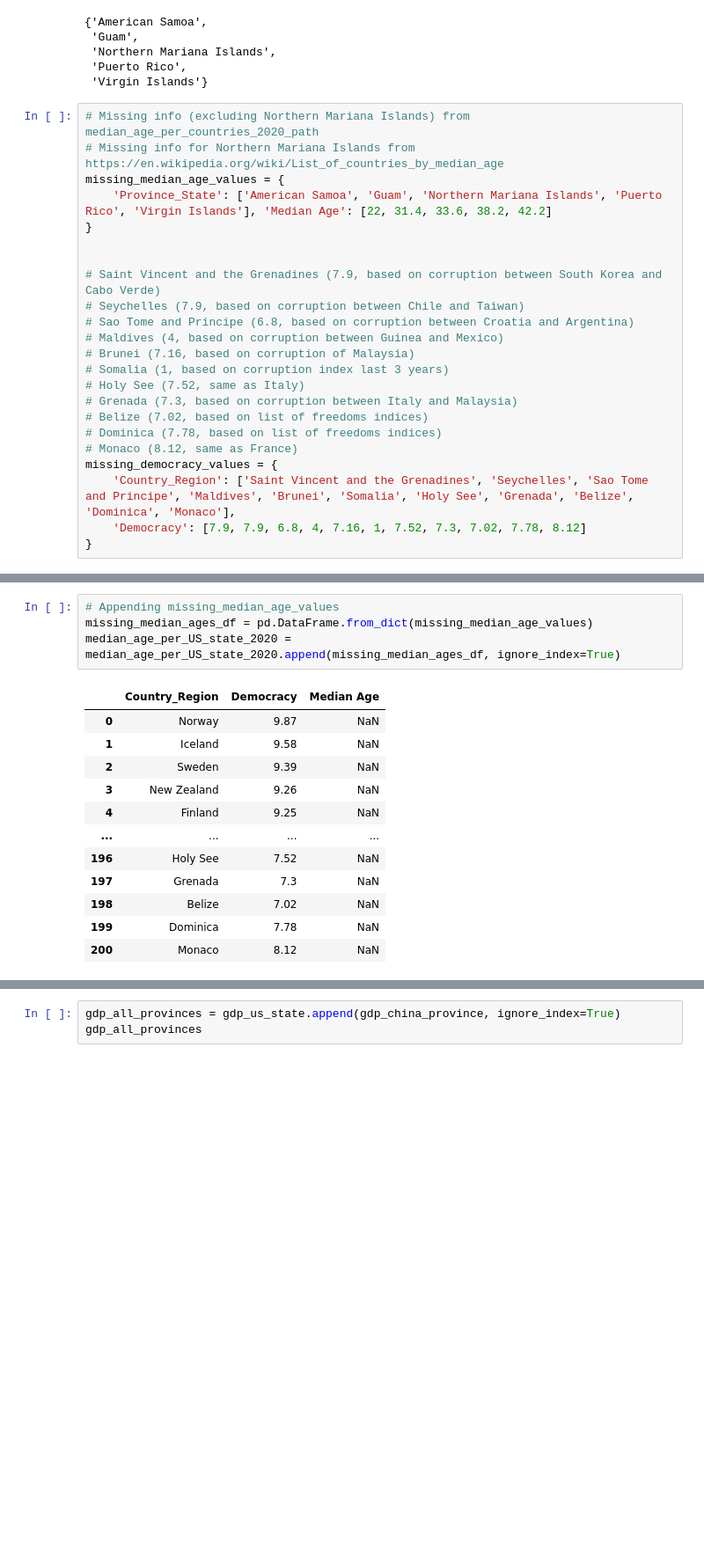
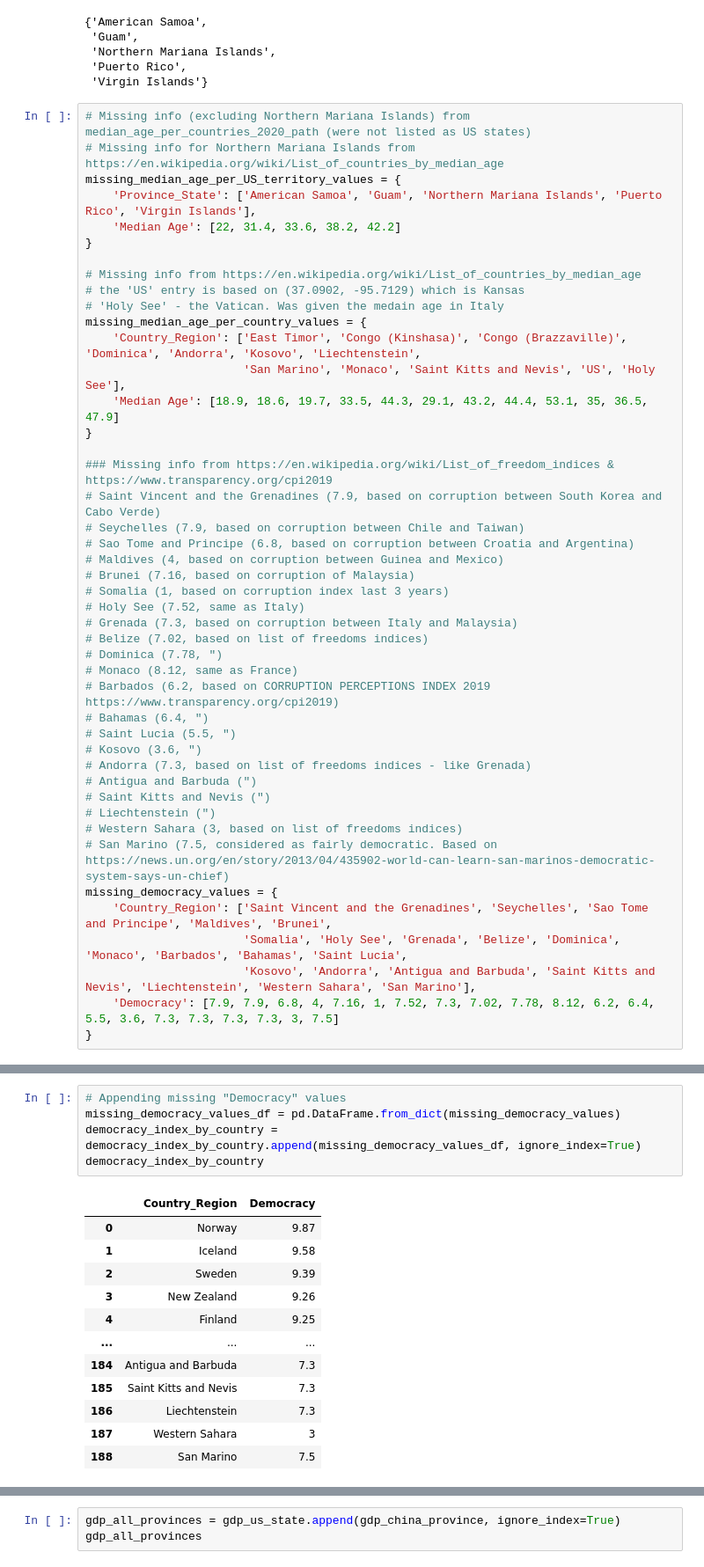
Before and after one commit to hopl1t/covid19, a Jupyter notebook: notebooks/add_gdp_urban_tests_to_pickle_1504.ipynb, the cells around one changed output, grey strips where cells are left out. Shown: that part at 88% size. Drawn from its saved outputs; the diff is of its cells as text; blank space fills up the shorter version.

Commit message:
Update add_gdp_urban_tests_to_pickle_1504.ipynb
Filled in missing values for 'Median Age' and 'Democracy' indices

```diff
--- a/notebooks/add_gdp_urban_tests_to_pickle_1504.ipynb
+++ b/notebooks/add_gdp_urban_tests_to_pickle_1504.ipynb
@@ -257,13 +257,23 @@ set(original_US_states_list).symmetric_difference(list(median_age_per_US_state_2
  'Puerto Rico',
  'Virgin Islands'}
 # %%
-# Missing info (excluding Northern Mariana Islands) from median_age_per_countries_2020_path
+# Missing info (excluding Northern Mariana Islands) from median_age_per_countries_2020_path (were not listed as US states)
 # Missing info for Northern Mariana Islands from https://en.wikipedia.org/wiki/List_of_countries_by_median_age
-missing_median_age_values = {
-    'Province_State': ['American Samoa', 'Guam', 'Northern Mariana Islands', 'Puerto Rico', 'Virgin Islands'], 'Median Age': [22, 31.4, 33.6, 38.2, 42.2]
+missing_median_age_per_US_territory_values = {
+    'Province_State': ['American Samoa', 'Guam', 'Northern Mariana Islands', 'Puerto Rico', 'Virgin Islands'],
+    'Median Age': [22, 31.4, 33.6, 38.2, 42.2]
 }
 
+# Missing info from https://en.wikipedia.org/wiki/List_of_countries_by_median_age
+# the 'US' entry is based on (37.0902, -95.7129) which is Kansas
+# 'Holy See' - the Vatican. Was given the medain age in Italy
+missing_median_age_per_country_values = {
+    'Country_Region': ['East Timor', 'Congo (Kinshasa)', 'Congo (Brazzaville)', 'Dominica', 'Andorra', 'Kosovo', 'Liechtenstein',
+                       'San Marino', 'Monaco', 'Saint Kitts and Nevis', 'US', 'Holy See'],
+    'Median Age': [18.9, 18.6, 19.7, 33.5, 44.3, 29.1, 43.2, 44.4, 53.1, 35, 36.5, 47.9]
+}
 
+### Missing info from https://en.wikipedia.org/wiki/List_of_freedom_indices & https://www.transparency.org/cpi2019
 # Saint Vincent and the Grenadines (7.9, based on corruption between South Korea and Cabo Verde)
 # Seychelles (7.9, based on corruption between Chile and Taiwan)
 # Sao Tome and Principe (6.8, based on corruption between Croatia and Argentina)
@@ -273,9 +283,21 @@ missing_median_age_values = {
 # Holy See (7.52, same as Italy)
 # Grenada (7.3, based on corruption between Italy and Malaysia)
 # Belize (7.02, based on list of freedoms indices)
-# Dominica (7.78, based on list of freedoms indices)
+# Dominica (7.78, ")
 # Monaco (8.12, same as France)
+# Barbados (6.2, based on CORRUPTION PERCEPTIONS INDEX 2019 https://www.transparency.org/cpi2019)
+# Bahamas (6.4, ")
+# Saint Lucia (5.5, ")
+# Kosovo (3.6, ")
+# Andorra (7.3, based on list of freedoms indices - like Grenada)
+# Antigua and Barbuda (")
+# Saint Kitts and Nevis (")
+# Liechtenstein (")
+# Western Sahara (3, based on list of freedoms indices)
+# San Marino (7.5, considered as fairly democratic. Based on https://news.un.org/en/story/2013/04/435902-world-can-learn-san-marinos-democratic-system-says-un-chief)
 missing_democracy_values = {
-    'Country_Region': ['Saint Vincent and the Grenadines', 'Seychelles', 'Sao Tome and Principe', 'Maldives', 'Brunei', 'Somalia', 'Holy See', 'Grenada', 'Belize', 'Dominica', 'Monaco'],
-    'Democracy': [7.9, 7.9, 6.8, 4, 7.16, 1, 7.52, 7.3, 7.02, 7.78, 8.12]
+    'Country_Region': ['Saint Vincent and the Grenadines', 'Seychelles', 'Sao Tome and Principe', 'Maldives', 'Brunei',
+                       'Somalia', 'Holy See', 'Grenada', 'Belize', 'Dominica', 'Monaco', 'Barbados', 'Bahamas', 'Saint Lucia',
+                       'Kosovo', 'Andorra', 'Antigua and Barbuda', 'Saint Kitts and Nevis', 'Liechtenstein', 'Western Sahara', 'San Marino'],
+    'Democracy': [7.9, 7.9, 6.8, 4, 7.16, 1, 7.52, 7.3, 7.02, 7.78, 8.12, 6.2, 6.4, 5.5, 3.6, 7.3, 7.3, 7.3, 7.3, 3, 7.5]
 }
@@ -282,17 +326,18 @@ missing_democracy_values = {
 # %%
-# Appending missing_median_age_values
-missing_median_ages_df = pd.DataFrame.from_dict(missing_median_age_values)
-median_age_per_US_state_2020 = median_age_per_US_state_2020.append(missing_median_ages_df, ignore_index=True)
+# Appending missing "Democracy" values
+missing_democracy_values_df = pd.DataFrame.from_dict(missing_democracy_values)
+democracy_index_by_country = democracy_index_by_country.append(missing_democracy_values_df, ignore_index=True)
+democracy_index_by_country
 # %% [output]
-|  | Country_Region | Democracy | Median Age |
-| 0 | Norway | 9.87 | NaN |
-| 1 | Iceland | 9.58 | NaN |
-| 2 | Sweden | 9.39 | NaN |
-| 3 | New Zealand | 9.26 | NaN |
-| 4 | Finland | 9.25 | NaN |
-| ... | ... | ... | ... |
-| 196 | Holy See | 7.52 | NaN |
-| 197 | Grenada | 7.3 | NaN |
-| 198 | Belize | 7.02 | NaN |
-| 199 | Dominica | 7.78 | NaN |
-| 200 | Monaco | 8.12 | NaN |
+|  | Country_Region | Democracy |
+| 0 | Norway | 9.87 |
+| 1 | Iceland | 9.58 |
+| 2 | Sweden | 9.39 |
+| 3 | New Zealand | 9.26 |
+| 4 | Finland | 9.25 |
+| ... | ... | ... |
+| 184 | Antigua and Barbuda | 7.3 |
+| 185 | Saint Kitts and Nevis | 7.3 |
+| 186 | Liechtenstein | 7.3 |
+| 187 | Western Sahara | 3 |
+| 188 | San Marino | 7.5 |
```
Also changed, not shown: parts of 9 cells of this notebook.
